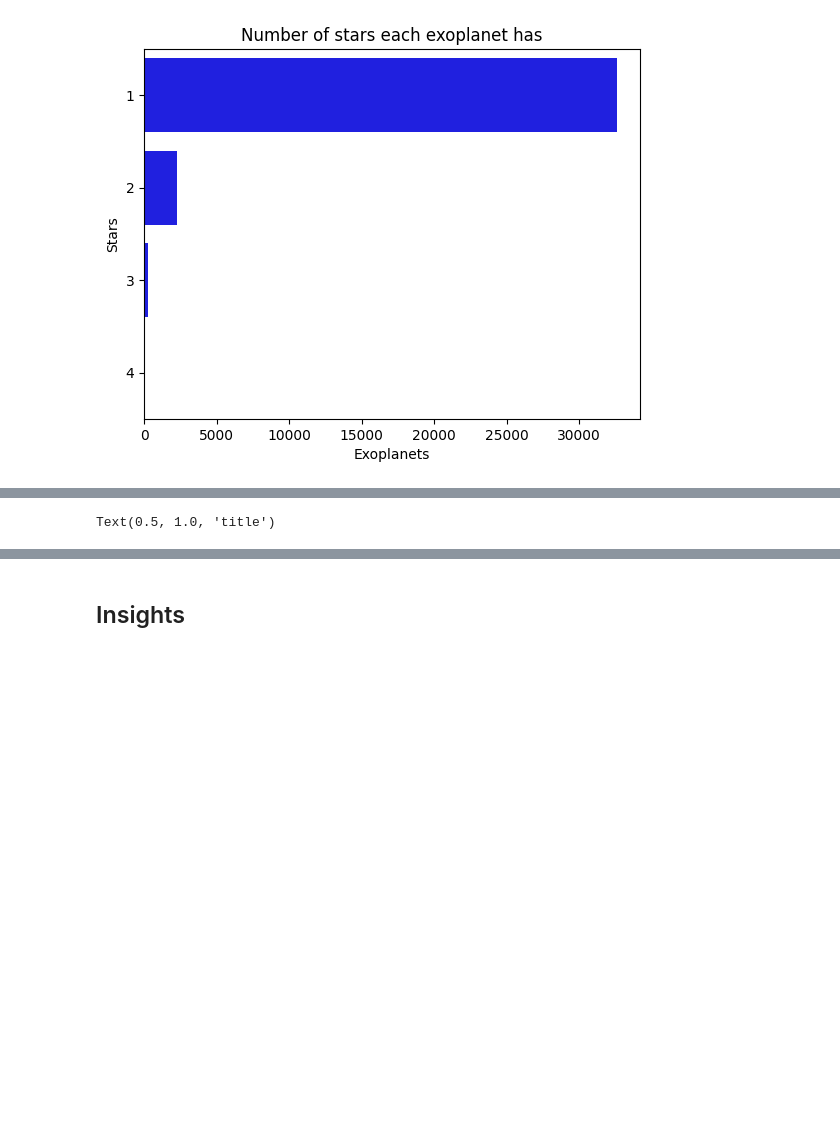
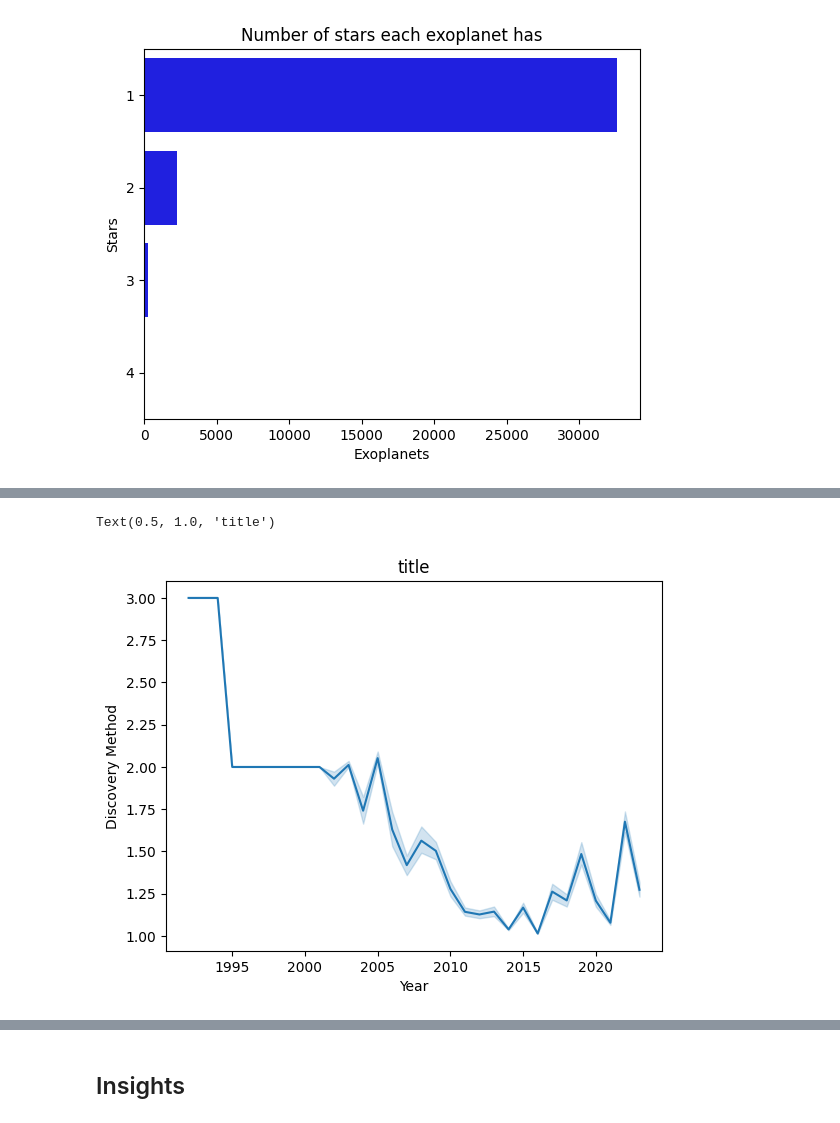
Before and after one commit to AlejandroBlancoFernandez/ExoplanetEDA, a Jupyter notebook: ExoplanetEDA.ipynb, the cells around one changed output, grey strips where cells are left out. Drawn from its saved outputs; the diff is of its cells as text; code cells hidden in the pictures; blank space fills up the shorter version.

```diff
--- a/ExoplanetEDA.ipynb
+++ b/ExoplanetEDA.ipynb
@@ -354,11 +364,12 @@ Text(0.5, 1.0, 'Number of stars each exoplanet has')
 # %%
 # Relationship between the discovery method and the year of discovery
-sns.scatterplot(x='disc_year', y='discoverymethod', data=df)
+sns.lineplot(x='disc_year', y='discoverymethod', data=df)
 plt.xlabel('Year')
 plt.ylabel('Discovery Method')
 plt.title('title')
 # %% [output]
 Text(0.5, 1.0, 'title')
+[figure, added]
 # %%
 # Most used discovery method (sneak peek from the label encoding)
 sns.countplot(x='discoverymethod', data=df)
```
Also changed, not shown: parts of 15 cells of this notebook.
